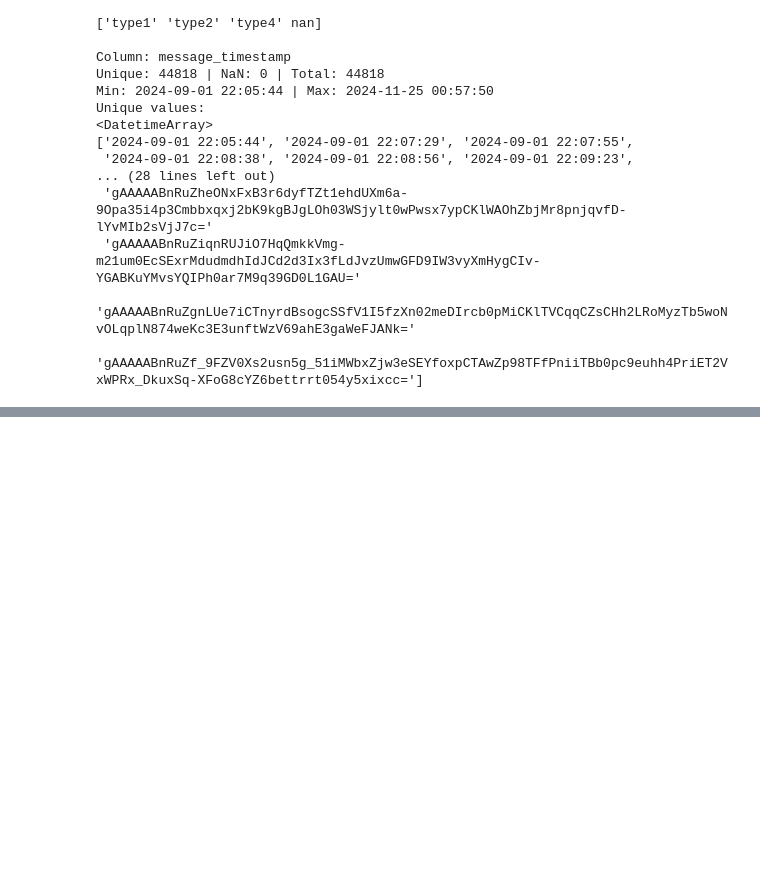
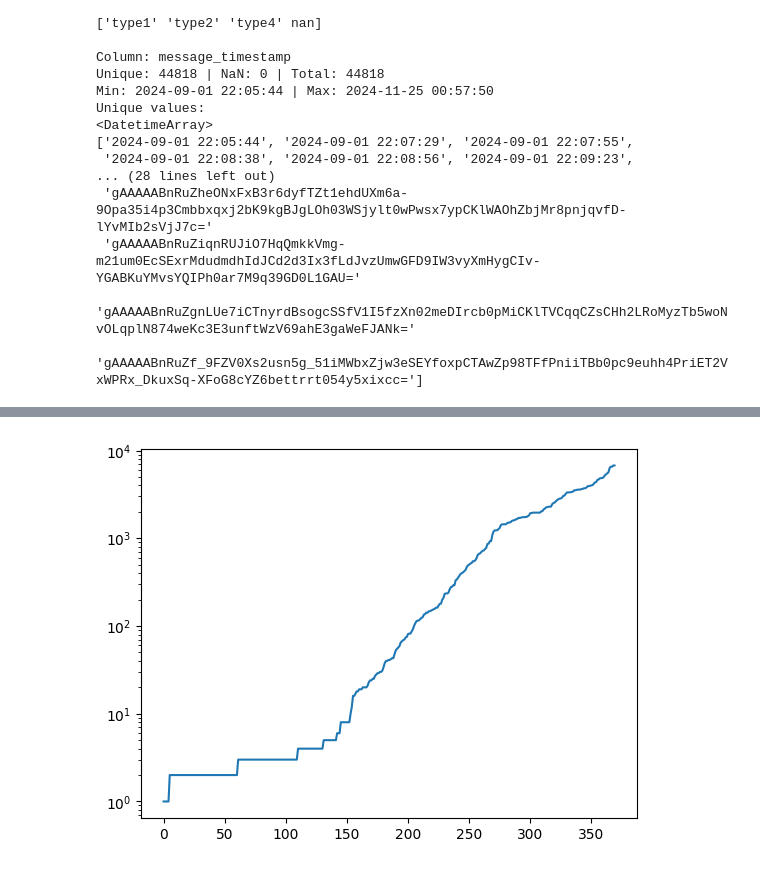
Before and after one commit to BurykinaA/bmw-hack, a Jupyter notebook: eda.ipynb, the cells around one changed output, grey strips where cells are left out. Saved outputs shown, nothing was run; the diff lists cells and outputs as text; code cells hidden in the pictures; blank space fills up the shorter version.

Commit message:
sensor features

```diff
--- a/eda.ipynb
+++ b/eda.ipynb
@@ -78,3 +81,21 @@ Time difference: 205736.0 seconds
 44699 2024-11-22 21:32:01  Spaetschicht  Friday
 44700 2024-11-24 22:01:05  Nachtschicht  Sunday
 Time difference: 174544.0 seconds
+# %%
+names = []
+unique_counts = []
+for c in df.columns:
+    if "sensor" not in c:
+        continue
+    sensor_number = int(c.split("_")[1].replace("sensor", ""))
+    station_number = int(c.split("_")[0].replace("s", ""))
+    names.append((station_number, sensor_number, c))
+
+for c in sorted(names):
+    col = df[c[2]]
+    unique = col.unique()
+    print(c)
+    print(f"Unique: {len(unique)} | NaN: {col.isna().sum()} | Total: {len(col)}")
+    print(unique[:7])
+    print()
+    unique_counts.append(len(unique))
@@ -80,0 +120,6 @@ Time difference: 174544.0 seconds
+# %%
+plt.plot(sorted(unique_counts))
+plt.yscale("log")
+plt.show()
+# %% [output]
+[figure, added]
```
Also changed, not shown: parts of 2 cells of this notebook.
